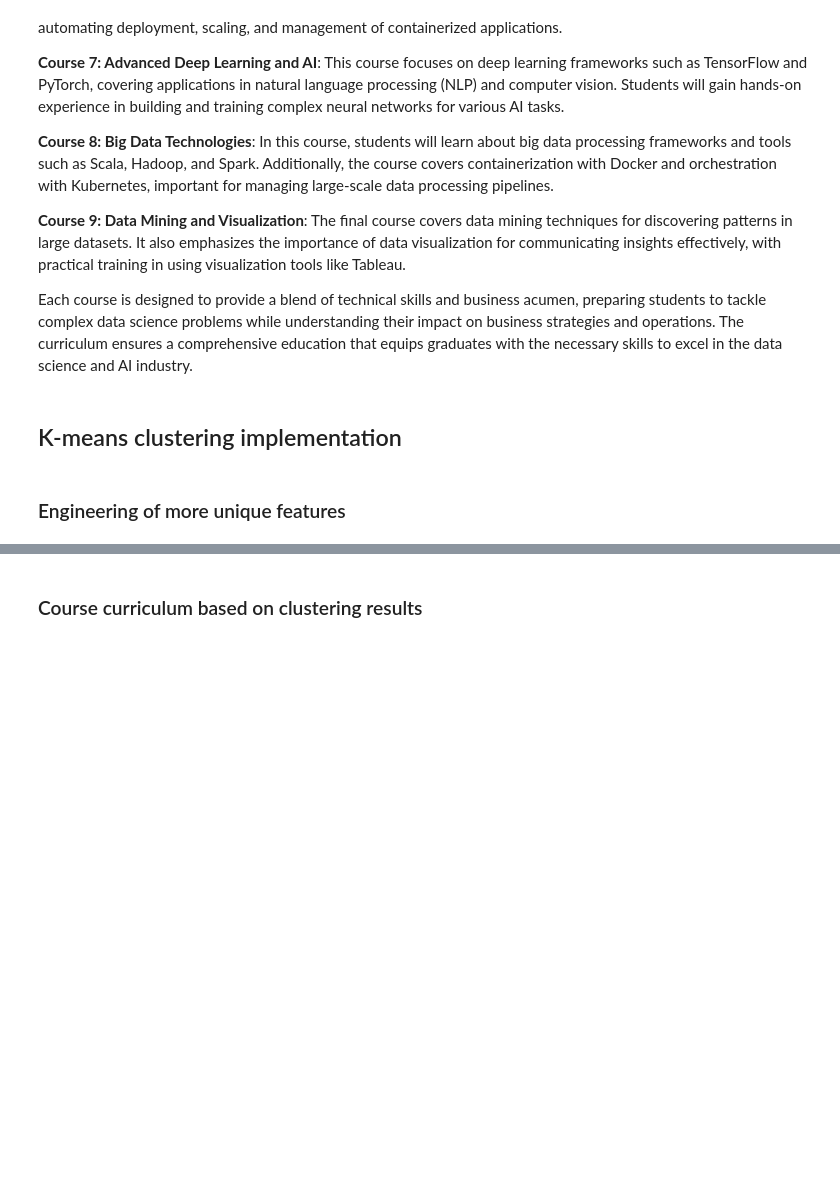
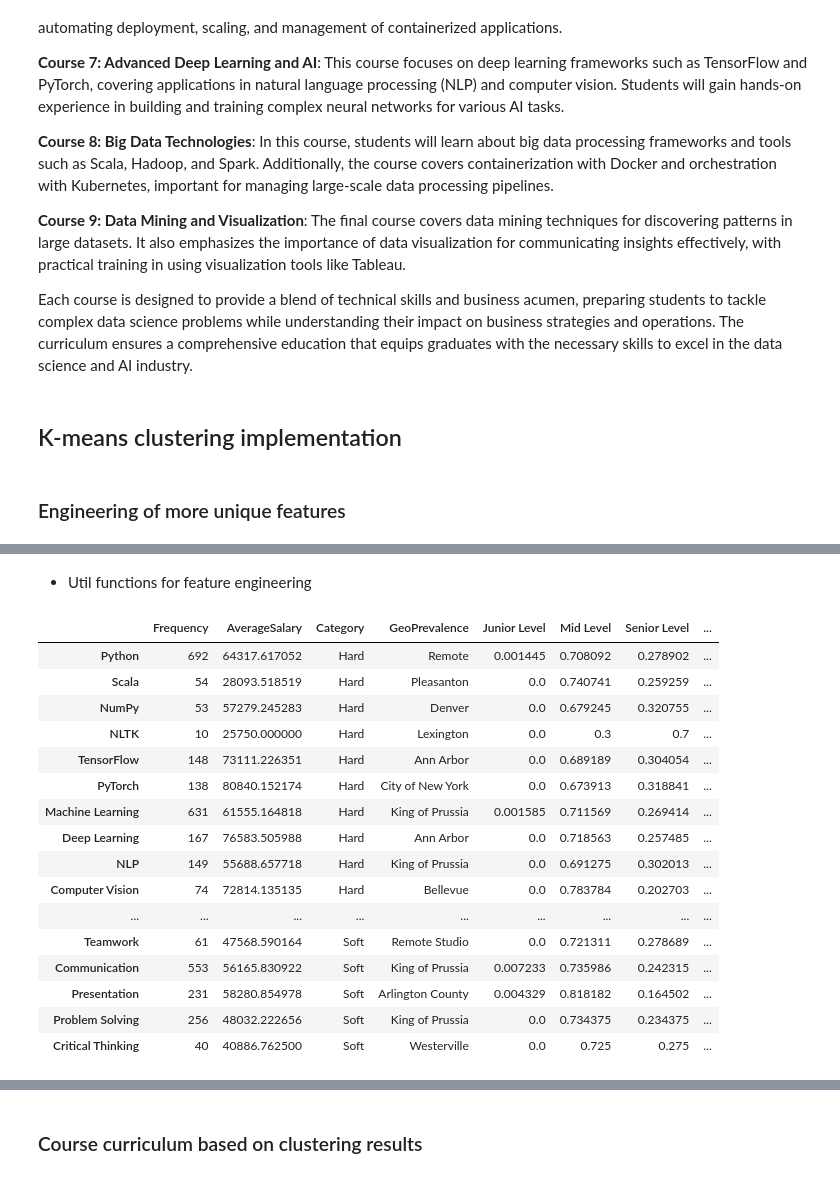
Before and after one commit to linj121/MIE1624-Asg3, a Jupyter notebook: src/lastname_studentnumber_assignment3.ipynb, the cells around one changed output, grey strips where cells are left out. Drawn from its saved outputs; the diff is of its cells as text; code cells hidden in the pictures; blank space fills up the shorter version.

```diff
--- a/src/lastname_studentnumber_assignment3.ipynb
+++ b/src/lastname_studentnumber_assignment3.ipynb
@@ -654,7 +675,7 @@ def get_embedding(text, model="text-embedding-ada-002"):
    text = text.replace("\n", " ")
    return client.embeddings.create(input = [text], model=model).data[0].embedding
 
-truncated_df['descriptions_embedding'] = truncated_df.Descriptions.apply(lambda x: get_embedding(x, model='text-embedding-ada-002'))
+truncated_df['ada_embedding'] = truncated_df.Descriptions.apply(lambda x: get_embedding(x, model='text-embedding-ada-002'))
 
 truncated_df.to_csv('/content/ada_embedded_1k.csv', index=False)
 # %% [markdown]
@@ -987,0 +1015,29 @@ memory usage: 460.9+ KB
+# %% [markdown]
+- Util functions for feature engineering
+# %%
+import requests
+from urllib.parse import urlencode
+
+def get_location(location_str):
+    params = {'q': location_str, 'format': 'json'}
+    response = requests.get(f"https://nominatim.openstreetmap.org/search?{urlencode(params)}&format=jsonv2")
+    if response.status_code == 200:
+        results = response.json()
+        if results:
+            # You can extract more detailed info here if needed
+            return results[0]['name']
+    return None
+
+# Test the function
+# print(get_location("New York, NY"))
+
+def classify_seniority(title):
+    title = title.lower()
+    if any(word in title for word in ['junior', 'intern', 'entry']):
+        return 'Junior Level'
+    elif any(word in title for word in ['senior', 'lead', 'head']):
+        return 'Senior Level'
+    elif any(word in title for word in ['manager', 'director', 'chief']):
+        return 'Management Level'
+    else:
+        return 'Mid Level'
@@ -987,0 +1112,20 @@ memory usage: 460.9+ KB
+# %%
+skill_features_cleaned
+# %% [output]
+|  | Frequency | AverageSalary | Category | GeoPrevalence | Junior Level | Mid Level | Senior Level | ... |
+| Python | 692 | 64317.617052 | Hard | Remote | 0.001445 | 0.708092 | 0.278902 | ... |
+| Scala | 54 | 28093.518519 | Hard | Pleasanton | 0.0 | 0.740741 | 0.259259 | ... |
+| NumPy | 53 | 57279.245283 | Hard | Denver | 0.0 | 0.679245 | 0.320755 | ... |
+| NLTK | 10 | 25750.000000 | Hard | Lexington | 0.0 | 0.3 | 0.7 | ... |
+| TensorFlow | 148 | 73111.226351 | Hard | Ann Arbor | 0.0 | 0.689189 | 0.304054 | ... |
+| PyTorch | 138 | 80840.152174 | Hard | City of New York | 0.0 | 0.673913 | 0.318841 | ... |
+| Machine Learning | 631 | 61555.164818 | Hard | King of Prussia | 0.001585 | 0.711569 | 0.269414 | ... |
+| Deep Learning | 167 | 76583.505988 | Hard | Ann Arbor | 0.0 | 0.718563 | 0.257485 | ... |
+| NLP | 149 | 55688.657718 | Hard | King of Prussia | 0.0 | 0.691275 | 0.302013 | ... |
+| Computer Vision | 74 | 72814.135135 | Hard | Bellevue | 0.0 | 0.783784 | 0.202703 | ... |
+| ... | ... | ... | ... | ... | ... | ... | ... | ... |
+| Teamwork | 61 | 47568.590164 | Soft | Remote Studio | 0.0 | 0.721311 | 0.278689 | ... |
+| Communication | 553 | 56165.830922 | Soft | King of Prussia | 0.007233 | 0.735986 | 0.242315 | ... |
+| Presentation | 231 | 58280.854978 | Soft | Arlington County | 0.004329 | 0.818182 | 0.164502 | ... |
+| Problem Solving | 256 | 48032.222656 | Soft | King of Prussia | 0.0 | 0.734375 | 0.234375 | ... |
+| Critical Thinking | 40 | 40886.762500 | Soft | Westerville | 0.0 | 0.725 | 0.275 | ... |
```
Also changed, not shown: parts of 29 cells of this notebook, 6 other files.
